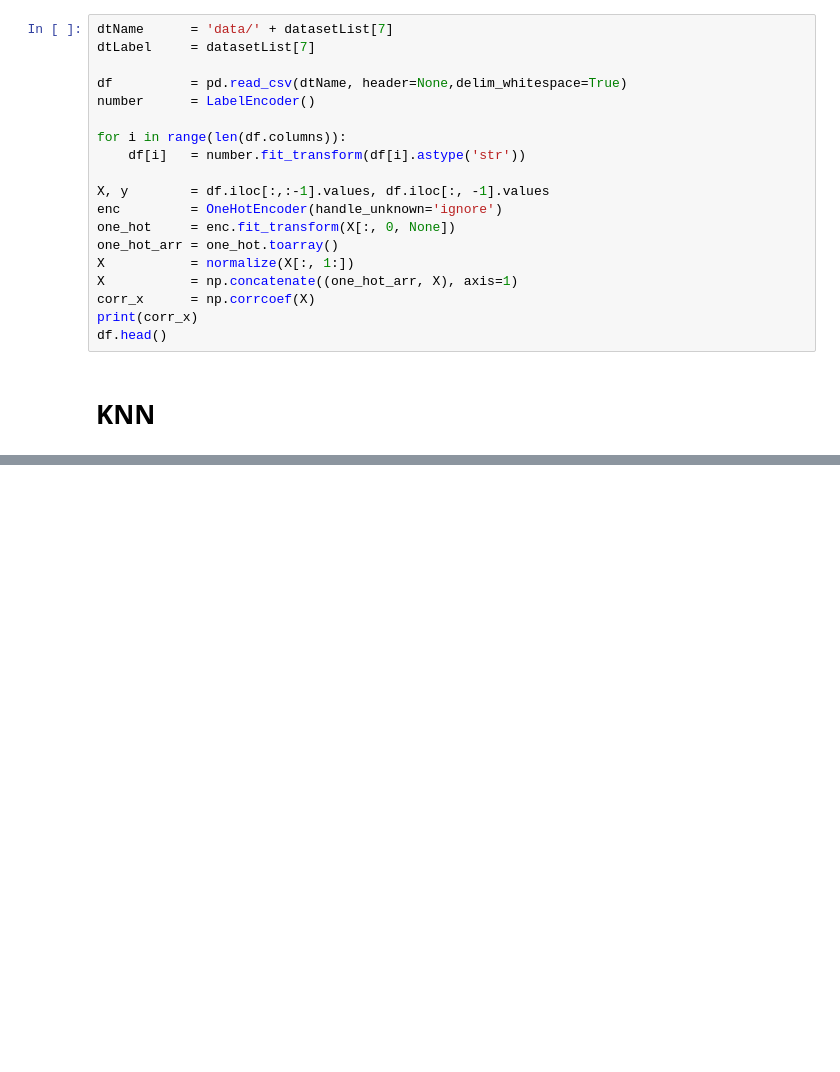
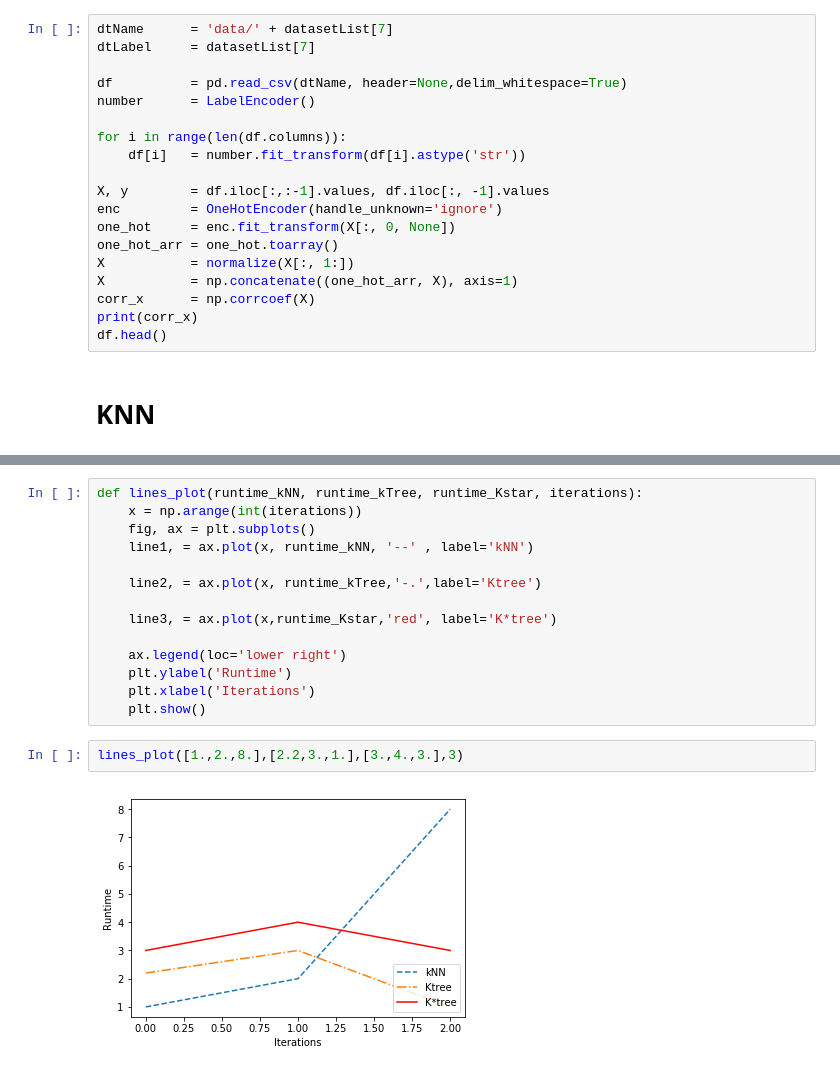
Before and after one commit to CarlosPena00/CIn-IF699-AM, a Jupyter notebook: project.ipynb, the cells around one changed output, grey strips where cells are left out. Saved outputs shown, nothing was run; the diff lists cells and outputs as text; blank space fills up the shorter version.

```diff
--- a/project.ipynb
+++ b/project.ipynb
@@ -208,0 +356,18 @@ print(f"KTree, {acc.mean():0.4f} +/- {acc.std():0.4f}, TH: {th_value}")
+# %%
+def lines_plot(runtime_kNN, runtime_kTree, runtime_Kstar, iterations):
+    x = np.arange(int(iterations))
+    fig, ax = plt.subplots()
+    line1, = ax.plot(x, runtime_kNN, '--' , label='kNN')
+
+    line2, = ax.plot(x, runtime_kTree,'-.',label='Ktree')
+
+    line3, = ax.plot(x,runtime_Kstar,'red', label='K*tree')
+
+    ax.legend(loc='lower right')
+    plt.ylabel('Runtime')
+    plt.xlabel('Iterations')
+    plt.show()
+# %%
+lines_plot([1.,2.,8.],[2.2,3.,1.],[3.,4.,3.],3)
+# %% [output]
+[figure, added]
```
Also changed, not shown: parts of 9 cells of this notebook, 1 other file.
